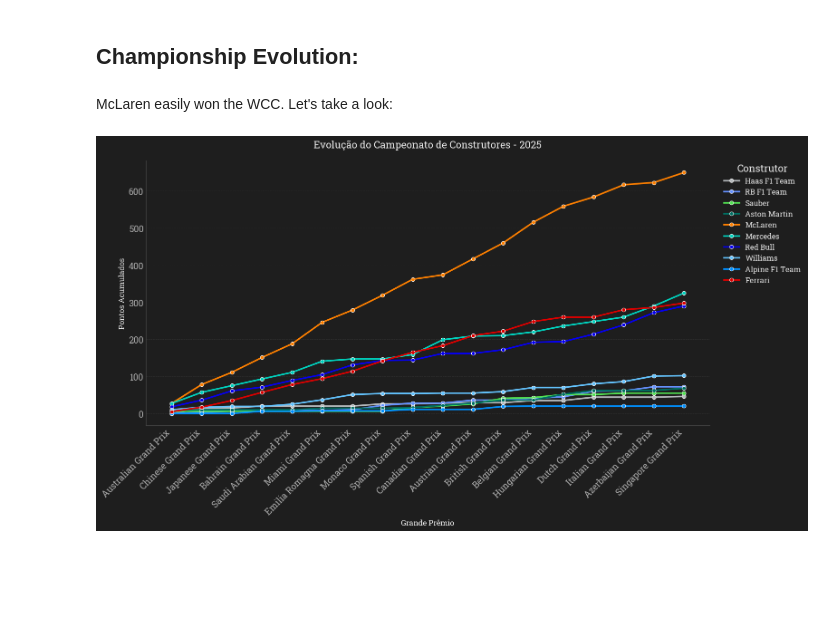
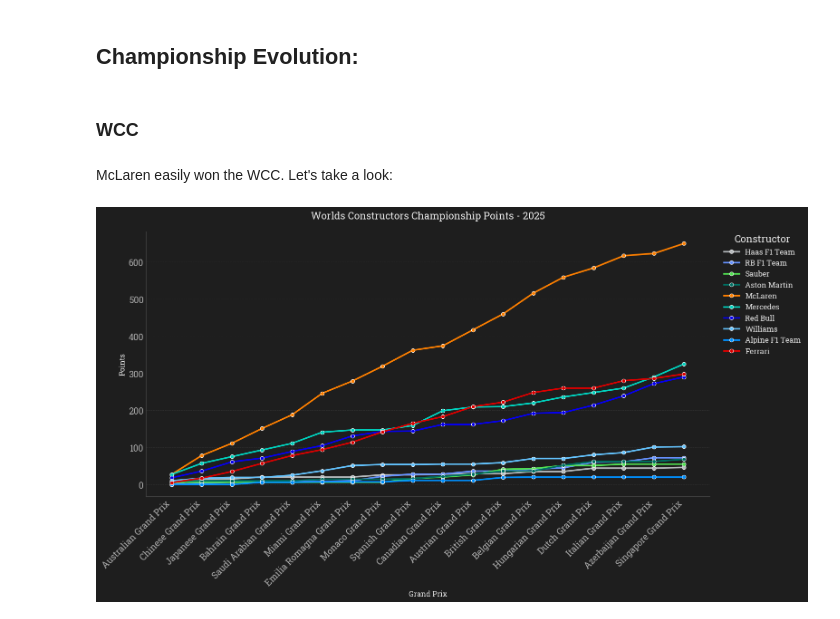
Before and after one commit to oaojVSM/f1_analytics, a Jupyter notebook: notebooks/2025_championship.ipynb, the cells around one changed output. Cells and saved outputs as stored; diff of their text form; code cells hidden in the pictures; blank space fills up the shorter version.

```diff
--- a/notebooks/2025_championship.ipynb
+++ b/notebooks/2025_championship.ipynb
@@ -69,8 +88,12 @@ df_wcc
 # %% [markdown]
 ## Championship Evolution:
+# %% [markdown]
+### WCC
 # %% [markdown]
 McLaren easily won the WCC. Let's take a look:
 # %%
-fxns.plotar_evolucao_construtores(df_campeonato=df_wcc)
+fxns.plot_wcc(
+    df_campeonato=df_wcc,
+    )
 # %% [output]
-[figure, old version]
+[figure, new version]
```
Also changed, not shown: parts of 8 cells of this notebook, 1 other file.
